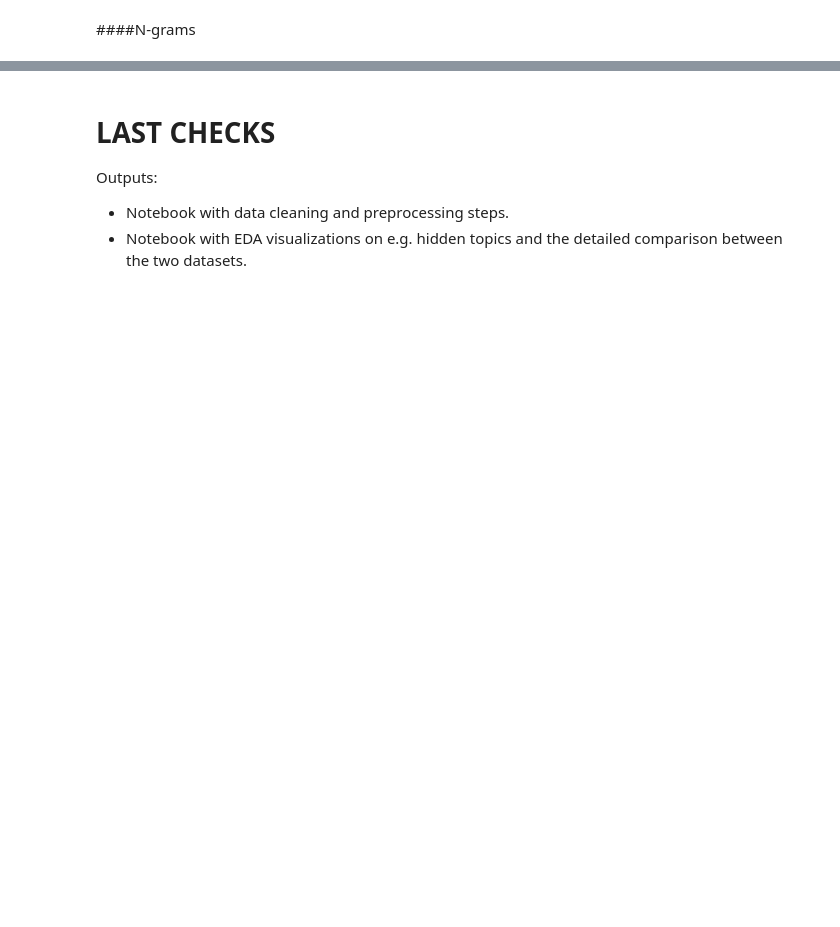
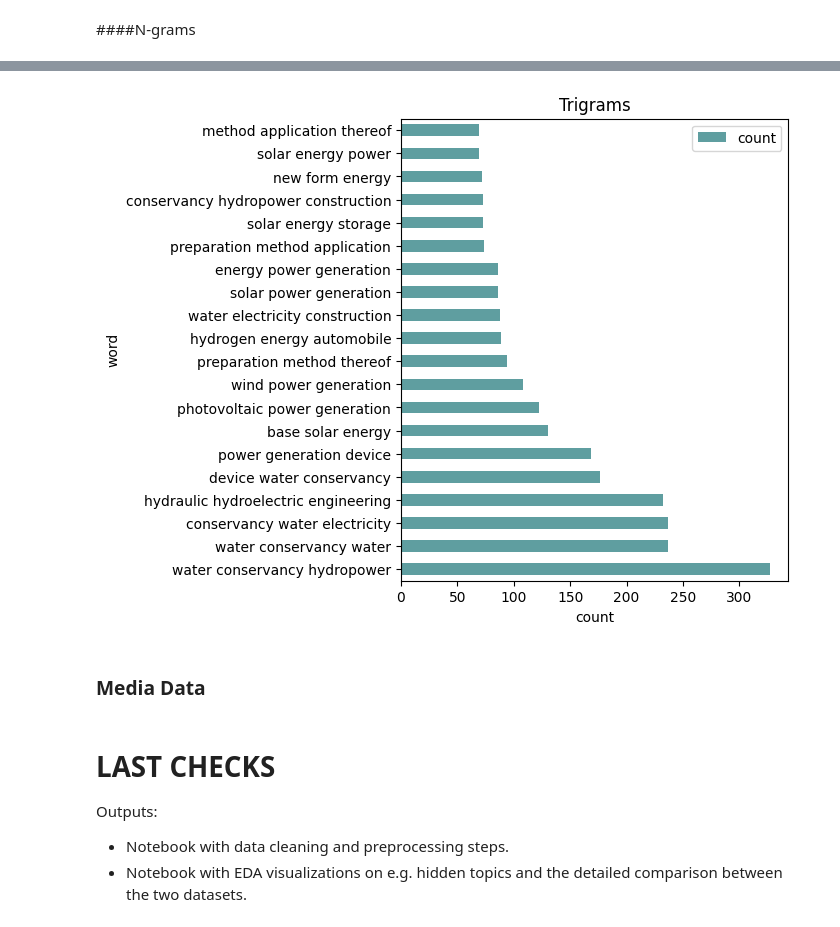
Before and after one commit to lucarenz1997/NLP, a Jupyter notebook: Stage_1_Cleaning_and_Preprocessing.ipynb, the cells around one changed output, grey strips where cells are left out. Cells and saved outputs as stored; diff of their text form; code cells hidden in the pictures; blank space fills up the shorter version.

```diff
--- a/Stage_1_Cleaning_and_Preprocessing.ipynb
+++ b/Stage_1_Cleaning_and_Preprocessing.ipynb
@@ -549,3 +577,10 @@ Text(0.5, 1.0, 'Trigrams w/o stopwords')
+# %%
+common_words = get_top_n_trigram(patent_data['title'], 20)
+plot_n_grams(common_words, 'Trigrams')
+# %% [output]
+[figure, added]
+# %% [markdown]
+### Media Data
 # %% [markdown]
 # LAST CHECKS
 Outputs:
```
Also changed, not shown: parts of 18 cells of this notebook.
